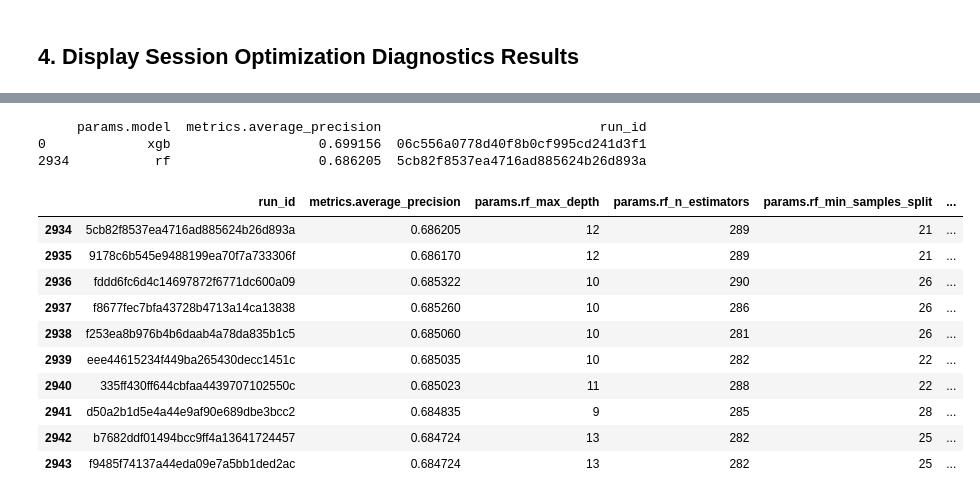
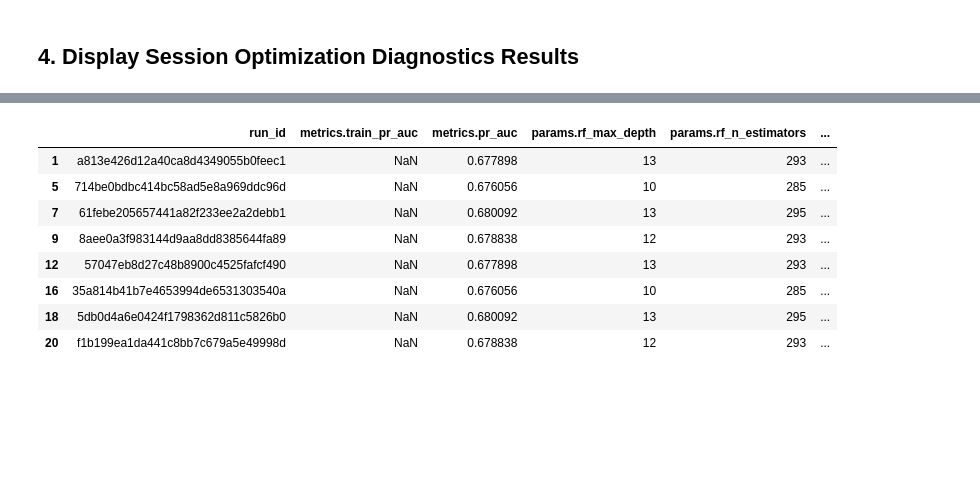
Before and after one commit to hectorvargas-dot/ml_hands_on_project, a Jupyter notebook: notebooks/6.0-havg-optuna-model.ipynb, the cells around one changed output, grey strips where cells are left out. Saved outputs shown, nothing was run; the diff lists cells and outputs as text; code cells hidden in the pictures; blank space fills up the shorter version.

```diff
--- a/notebooks/6.0-havg-optuna-model.ipynb
+++ b/notebooks/6.0-havg-optuna-model.ipynb
@@ -385,55 +262,36 @@ runs[metric_cols].head()
 # %%
 # from src import feature_engineering as fe
 # fe.remove_recent_runs(EXPERIMENT_NAME, 100000)
-# %%
-best_per_model = (
-    runs
-    .sort_values("metrics.average_precision", ascending=False)
-    .groupby("params.model")
-    .head(1)
-    .loc[:, [
-        "params.model",
-        "metrics.average_precision",
-        "run_id"
-    ]]
-)
-
-print(best_per_model)
-# %% [output]
-     params.model  metrics.average_precision                            run_id
-0             xgb                   0.699156  06c556a0778d40f8b0cf995cd241d3f1
-2934           rf                   0.686205  5cb82f8537ea4716ad885624b26d893a
 # %%
 rf_runs = (
     runs[runs["params.model"] == "rf"]
     .sort_values(
-        "metrics.average_precision",
+        "metrics.train_pr_auc",
         ascending=False
     )
 )
 
 rf_runs[
     [
         "run_id",
-        "metrics.average_precision",
+        'metrics.train_pr_auc',
+        "metrics.pr_auc",
         "params.rf_max_depth",
         "params.rf_n_estimators",
         "params.rf_min_samples_split",
         "params.rf_min_samples_leaf",
     ]
-].head(10)
+]
 # %% [output]
-|  | run_id | metrics.average_precision | params.rf_max_depth | params.rf_n_estimators | params.rf_min_samples_split | ... |
-| 2934 | 5cb82f8537ea4716ad885624b26d893a | 0.686205 | 12 | 289 | 21 | ... |
-| 2935 | 9178c6b545e9488199ea70f7a733306f | 0.686170 | 12 | 289 | 21 | ... |
-| 2936 | fddd6fc6d4c14697872f6771dc600a09 | 0.685322 | 10 | 290 | 26 | ... |
-| 2937 | f8677fec7bfa43728b4713a14ca13838 | 0.685260 | 10 | 286 | 26 | ... |
-| 2938 | f253ea8b976b4b6daab4a78da835b1c5 | 0.685060 | 10 | 281 | 26 | ... |
-| 2939 | eee44615234f449ba265430decc1451c | 0.685035 | 10 | 282 | 22 | ... |
-| 2940 | 335ff430ff644cbfaa4439707102550c | 0.685023 | 11 | 288 | 22 | ... |
-| 2941 | d50a2b1d5e4a44e9af90e689dbe3bcc2 | 0.684835 | 9 | 285 | 28 | ... |
-| 2942 | b7682ddf01494bcc9ff4a13641724457 | 0.684724 | 13 | 282 | 25 | ... |
-| 2943 | f9485f74137a44eda09e7a5bb1ded2ac | 0.684724 | 13 | 282 | 25 | ... |
+|  | run_id | metrics.train_pr_auc | metrics.pr_auc | params.rf_max_depth | params.rf_n_estimators | ... |
+| 1 | a813e426d12a40ca8d4349055b0feec1 | NaN | 0.677898 | 13 | 293 | ... |
+| 5 | 714be0bdbc414bc58ad5e8a969ddc96d | NaN | 0.676056 | 10 | 285 | ... |
+| 7 | 61febe205657441a82f233ee2a2debb1 | NaN | 0.680092 | 13 | 295 | ... |
+| 9 | 8aee0a3f983144d9aa8dd8385644fa89 | NaN | 0.678838 | 12 | 293 | ... |
+| 12 | 57047eb8d27c48b8900c4525fafcf490 | NaN | 0.677898 | 13 | 293 | ... |
+| 16 | 35a814b41b7e4653994de6531303540a | NaN | 0.676056 | 10 | 285 | ... |
+| 18 | 5db0d4a6e0424f1798362d811c5826b0 | NaN | 0.680092 | 13 | 295 | ... |
+| 20 | f1b199ea1da441c8bb7c679a5e49998d | NaN | 0.678838 | 12 | 293 | ... |
 # %%
 xgb_runs = (
     runs[runs["params.model"] == "xgb"]
```
Also changed, not shown: parts of 13 cells of this notebook, 2 other files.
